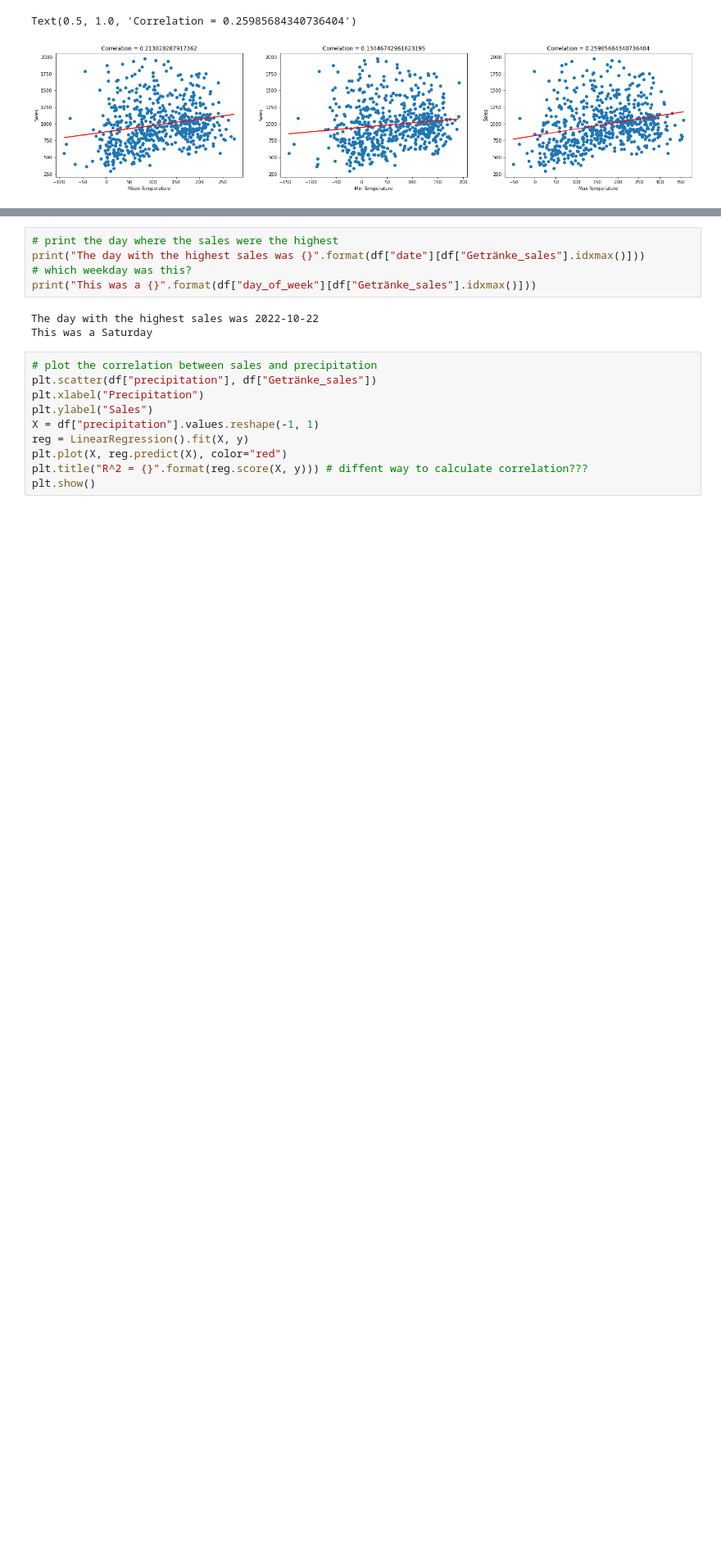
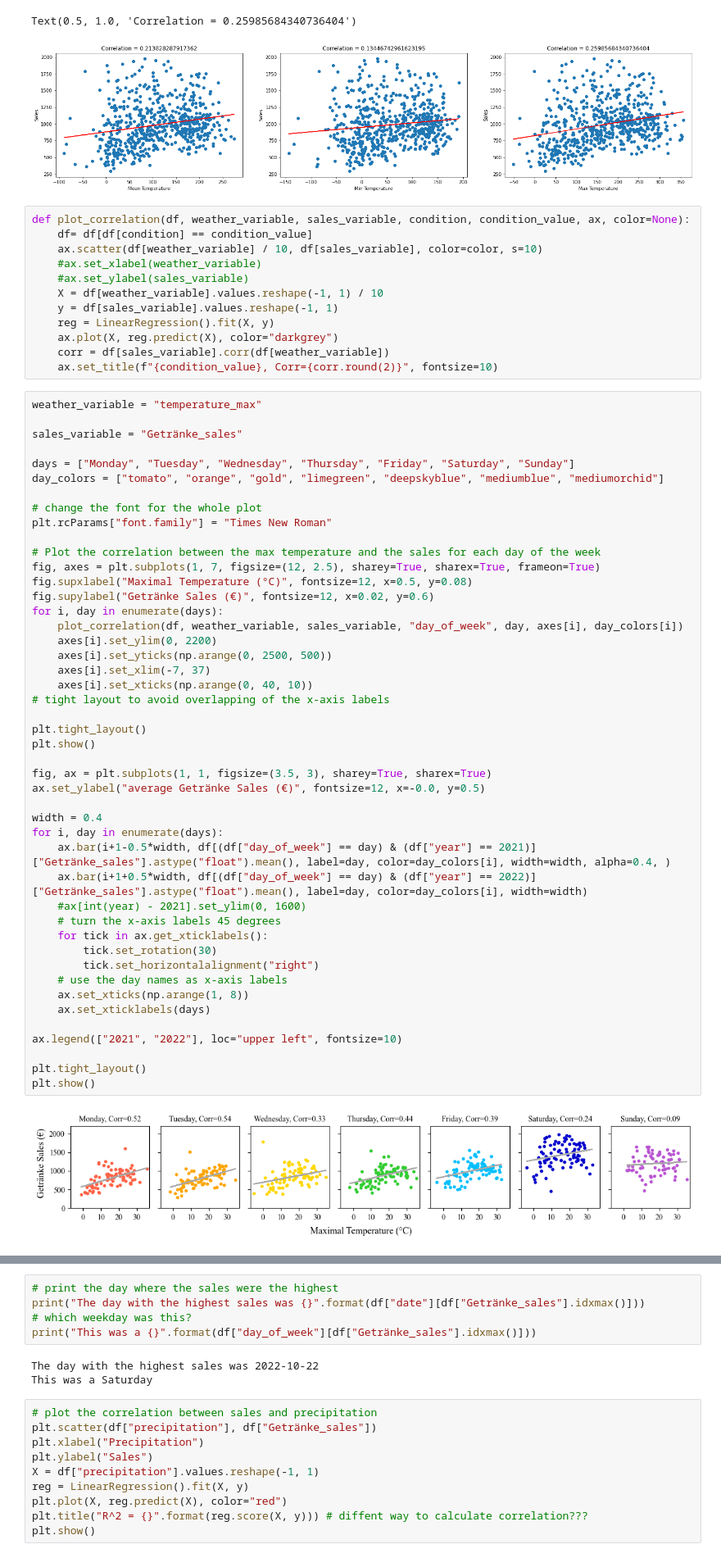
Before and after one commit to magicmagnus/CoffeeClimateCorrelation, a Jupyter notebook: plot_combined_data.ipynb, the cells around one changed output, grey strips where cells are left out. Shown: that part at 82% size. Drawn from its saved outputs; the diff is of its cells as text; blank space fills up the shorter version.

Commit message:
beatify plots

```diff
--- a/plot_combined_data.ipynb
+++ b/plot_combined_data.ipynb
@@ -67,3 +67,63 @@ axes[2].set_title("Correlation = {}".format(corr))
 # %% [output]
 Text(0.5, 1.0, 'Correlation = 0.25985684340736404')
 [figure]
+# %%
+def plot_correlation(df, weather_variable, sales_variable, condition, condition_value, ax, color=None):
+    df= df[df[condition] == condition_value]
+    ax.scatter(df[weather_variable] / 10, df[sales_variable], color=color, s=10)
+    #ax.set_xlabel(weather_variable)
+    #ax.set_ylabel(sales_variable)
+    X = df[weather_variable].values.reshape(-1, 1) / 10
+    y = df[sales_variable].values.reshape(-1, 1)
+    reg = LinearRegression().fit(X, y)
+    ax.plot(X, reg.predict(X), color="darkgrey")
+    corr = df[sales_variable].corr(df[weather_variable])
+    ax.set_title(f"{condition_value}, Corr={corr.round(2)}", fontsize=10)
+# %%
+weather_variable = "temperature_max"
+
+sales_variable = "Getränke_sales"
+
+days = ["Monday", "Tuesday", "Wednesday", "Thursday", "Friday", "Saturday", "Sunday"]
+day_colors = ["tomato", "orange", "gold", "limegreen", "deepskyblue", "mediumblue", "mediumorchid"]
+
+# change the font for the whole plot
+plt.rcParams["font.family"] = "Times New Roman"
+
+# Plot the correlation between the max temperature and the sales for each day of the week
+fig, axes = plt.subplots(1, 7, figsize=(12, 2.5), sharey=True, sharex=True, frameon=True)
+fig.supxlabel("Maximal Temperature (°C)", fontsize=12, x=0.5, y=0.08)
+fig.supylabel("Getränke Sales (€)", fontsize=12, x=0.02, y=0.6)
+for i, day in enumerate(days):
+    plot_correlation(df, weather_variable, sales_variable, "day_of_week", day, axes[i], day_colors[i])
+    axes[i].set_ylim(0, 2200)
+    axes[i].set_yticks(np.arange(0, 2500, 500))
+    axes[i].set_xlim(-7, 37)
+    axes[i].set_xticks(np.arange(0, 40, 10))
+# tight layout to avoid overlapping of the x-axis labels
+
+plt.tight_layout()
+plt.show()
+
+fig, ax = plt.subplots(1, 1, figsize=(3.5, 3), sharey=True, sharex=True)
+ax.set_ylabel("average Getränke Sales (€)", fontsize=12, x=-0.0, y=0.5)
+
+width = 0.4
+for i, day in enumerate(days):
+    ax.bar(i+1-0.5*width, df[(df["day_of_week"] == day) & (df["year"] == 2021)]["Getränke_sales"].astype("float").mean(), label=day, color=day_colors[i], width=width, alpha=0.4, )
+    ax.bar(i+1+0.5*width, df[(df["day_of_week"] == day) & (df["year"] == 2022)]["Getränke_sales"].astype("float").mean(), label=day, color=day_colors[i], width=width)
+    #ax[int(year) - 2021].set_ylim(0, 1600)
+    # turn the x-axis labels 45 degrees
+    for tick in ax.get_xticklabels():
+        tick.set_rotation(30)
+        tick.set_horizontalalignment("right")
+    # use the day names as x-axis labels
+    ax.set_xticks(np.arange(1, 8))
+    ax.set_xticklabels(days)
+
+ax.legend(["2021", "2022"], loc="upper left", fontsize=10)
+
+plt.tight_layout()
+plt.show()
+# %% [output]
+[figure, added]
```
Also changed, not shown: parts of 4 cells of this notebook, 1 other file.
